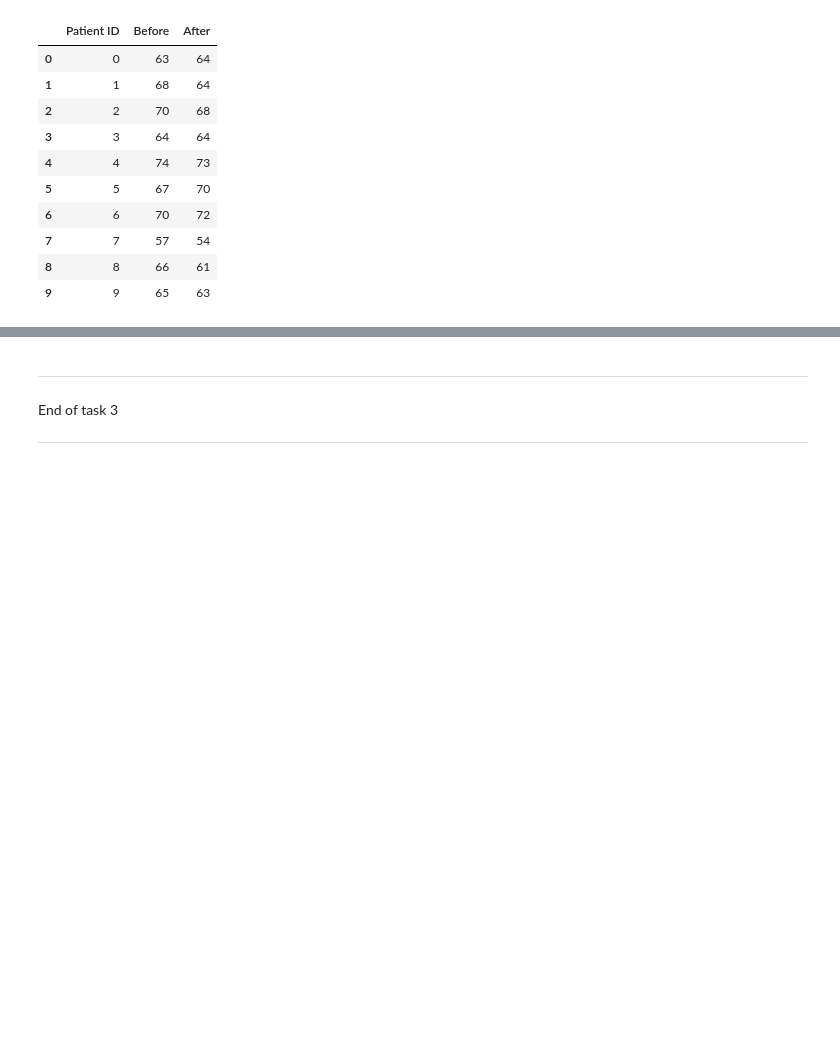
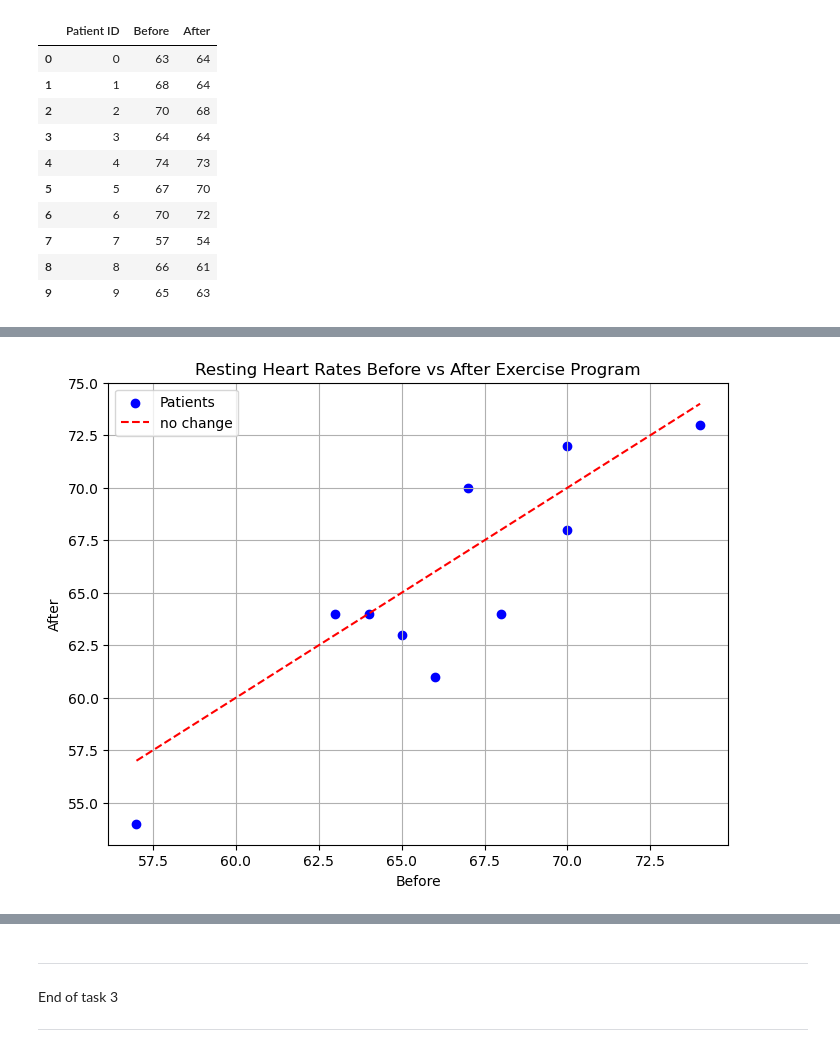
Before and after one commit to shanekeenan/applied_statistics, a Jupyter notebook: tasks.ipynb, the cells around one changed output, grey strips where cells are left out. Cells and saved outputs as stored; diff of their text form; code cells hidden in the pictures; blank space fills up the shorter version.

```diff
--- a/tasks.ipynb
+++ b/tasks.ipynb
@@ -358,0 +504,14 @@ data
+# %%
+
+# Scatter plot: Before vs After
+plt.figure(figsize=(8, 6))
+plt.scatter(group_a, group_b, color='blue', label='Patients')
+plt.plot([min(group_a), max(group_a)], [min(group_a), max(group_a)], color='red', linestyle='--', label='no change')
+plt.title("Resting Heart Rates Before vs After Exercise Program")
+plt.xlabel("Before")
+plt.ylabel("After")
+plt.legend()
+plt.grid(True)
+plt.show()
+# %% [output]
+[figure, added]
```
Also changed, not shown: parts of 25 cells of this notebook, 5 other files.
